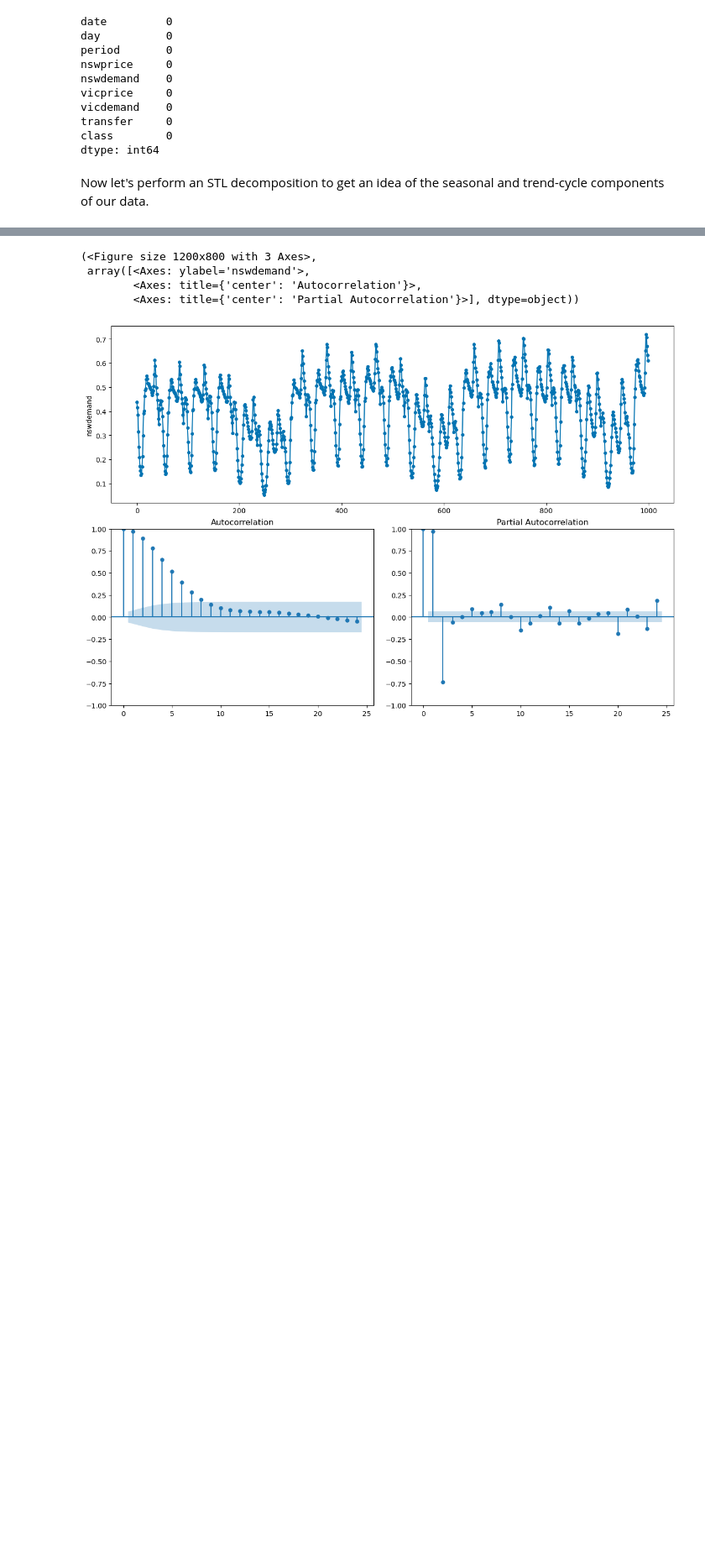
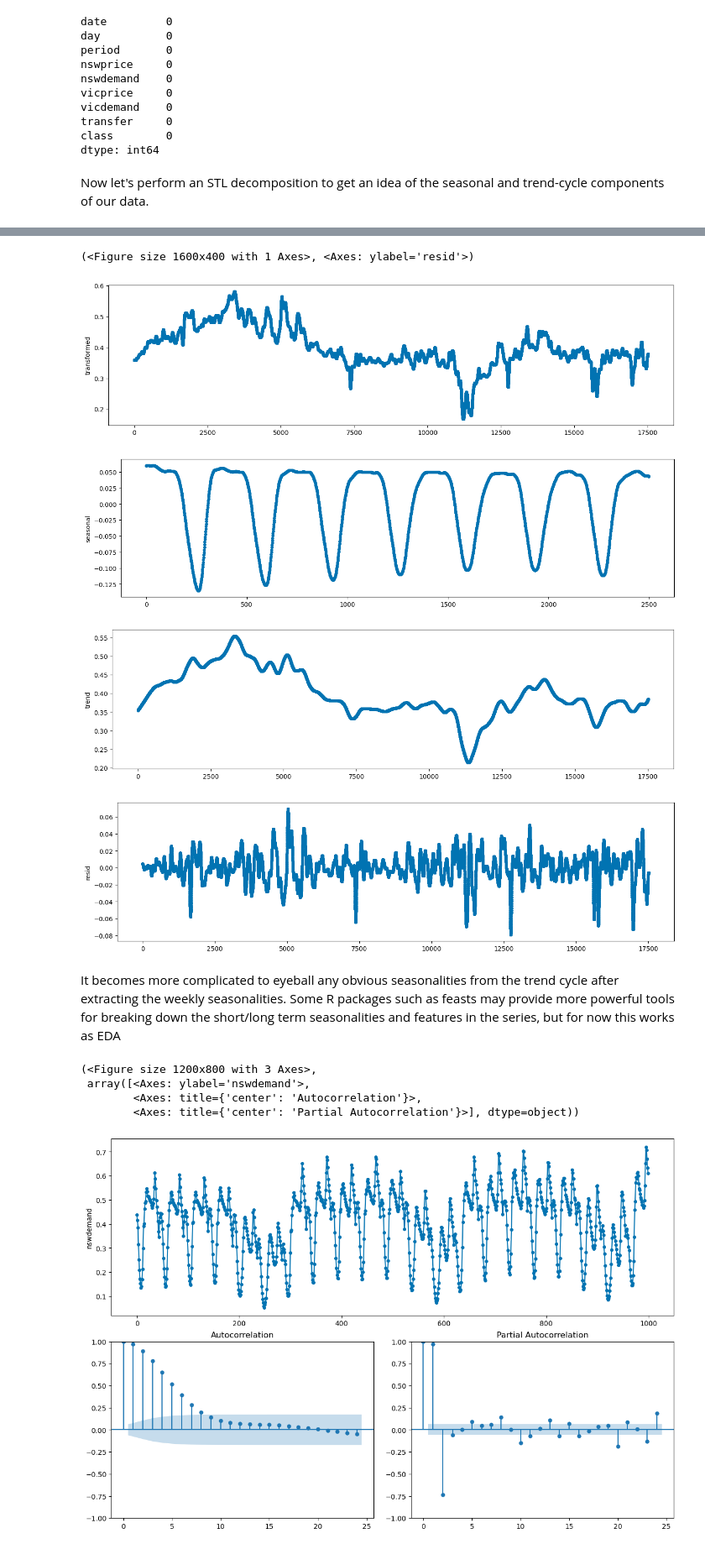
Before and after one commit to jjhuang4/jjhuang4.github.io, a Jupyter notebook: posts/2025-1-20/index.ipynb, the cells around one changed output, grey strips where cells are left out. Shown at 84% size. Cells and saved outputs as stored; diff of their text form; code cells hidden in the pictures; blank space fills up the shorter version.

```diff
--- a/posts/2025-1-20/index.ipynb
+++ b/posts/2025-1-20/index.ipynb
@@ -105,3 +109,18 @@ plot_series(y_stl['resid'][0:1000])
+# %%
+stl2 = STLTransformer(return_components=True, sp=48*7)
+y_stl2 = stl2.fit_transform(y_stl['trend'])
+plot_series(y_stl2['transformed'][0:17520])
+plot_series(y_stl2['seasonal'][0:2500])
+plot_series(y_stl2['trend'][0:17520])
+plot_series(y_stl2['resid'][0:17520])
+# %% [output]
+(<Figure size 1600x400 with 1 Axes>, <Axes: ylabel='resid'>)
+[figure, added]
+[figure, added]
+[figure, added]
+[figure, added]
+# %% [markdown]
+It becomes more complicated to eyeball any obvious seasonalities from the trend cycle after extracting the weekly seasonalities. Some R packages such as feasts may provide more powerful tools for breaking down the short/long term seasonalities and features in the series, but for now this works as EDA
 # %%
 plot_correlations(electricity['nswdemand'][0:1000])
 # %% [output]
```
Also changed, not shown: parts of 6 cells of this notebook.
